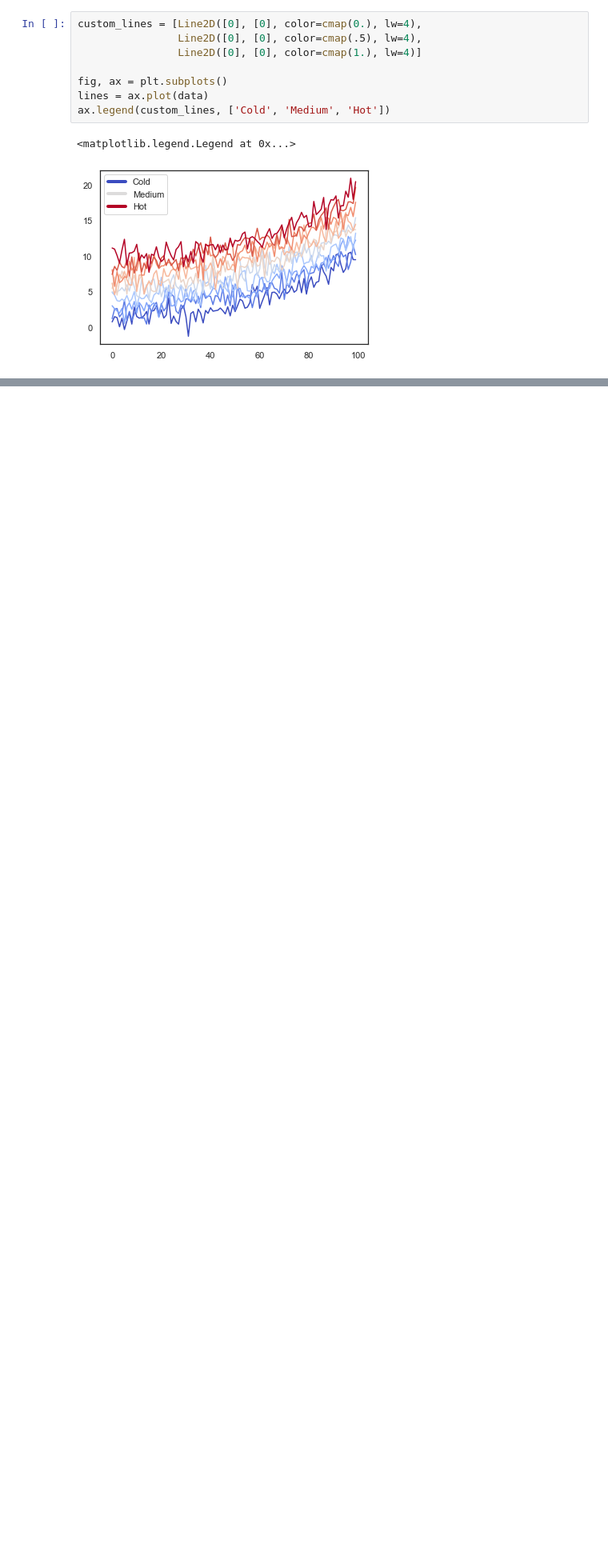
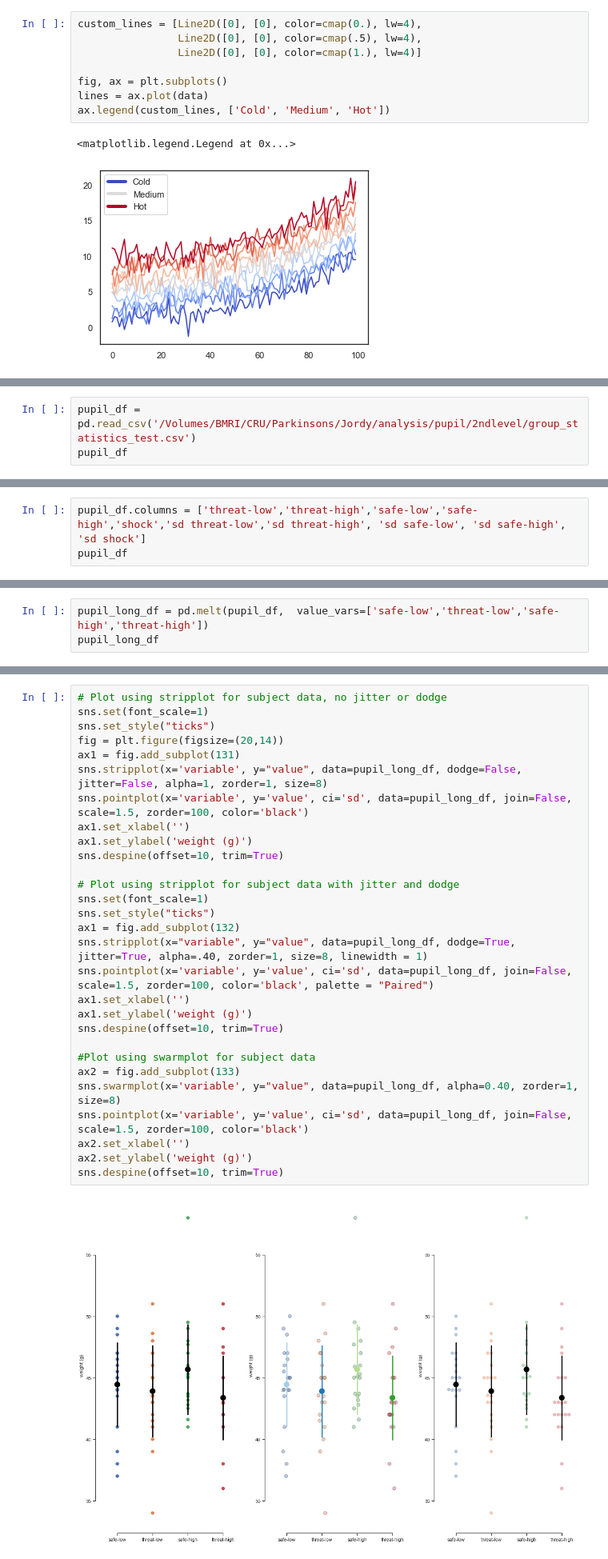
Before and after one commit to jorvlan/scripts, a Jupyter notebook: Python/Elaborate plotting in Python.ipynb, the cells around one changed output, grey strips where cells are left out. Shown at 80% size. Cells and saved outputs as stored; diff of their text form; blank space fills up the shorter version.

```diff
--- a/Python/Elaborate plotting in Python.ipynb
+++ b/Python/Elaborate plotting in Python.ipynb
@@ -450,0 +483,3 @@ ax.legend(custom_lines, ['Cold', 'Medium', 'Hot'])
+# %%
+pupil_df = pd.read_csv('/Volumes/BMRI/CRU/Parkinsons/Jordy/analysis/pupil/2ndlevel/group_statistics_test.csv')
+pupil_df
@@ -450,0 +504,3 @@ ax.legend(custom_lines, ['Cold', 'Medium', 'Hot'])
+# %%
+pupil_df.columns = ['threat-low','threat-high','safe-low','safe-high','shock','sd threat-low','sd threat-high', 'sd safe-low', 'sd safe-high', 'sd shock']
+pupil_df
@@ -450,0 +525,3 @@ ax.legend(custom_lines, ['Cold', 'Medium', 'Hot'])
+# %%
+pupil_long_df = pd.melt(pupil_df,  value_vars=['safe-low','threat-low','safe-high','threat-high'])
+pupil_long_df
@@ -450,0 +547,31 @@ ax.legend(custom_lines, ['Cold', 'Medium', 'Hot'])
+# %%
+# Plot using stripplot for subject data, no jitter or dodge
+sns.set(font_scale=1)
+sns.set_style("ticks")
+fig = plt.figure(figsize=(20,14))
+ax1 = fig.add_subplot(131)
+sns.stripplot(x='variable', y="value", data=pupil_long_df, dodge=False, jitter=False, alpha=1, zorder=1, size=8)
+sns.pointplot(x='variable', y='value', ci='sd', data=pupil_long_df, join=False, scale=1.5, zorder=100, color='black')
+ax1.set_xlabel('')
+ax1.set_ylabel('weight (g)')
+sns.despine(offset=10, trim=True)
+
+# Plot using stripplot for subject data with jitter and dodge
+sns.set(font_scale=1)
+sns.set_style("ticks")
+ax1 = fig.add_subplot(132)
+sns.stripplot(x="variable", y="value", data=pupil_long_df, dodge=True, jitter=True, alpha=.40, zorder=1, size=8, linewidth = 1)
+sns.pointplot(x='variable', y='value', ci='sd', data=pupil_long_df, join=False, scale=1.5, zorder=100, color='black', palette = "Paired")
+ax1.set_xlabel('')
+ax1.set_ylabel('weight (g)')
+sns.despine(offset=10, trim=True)
+
+#Plot using swarmplot for subject data
+ax2 = fig.add_subplot(133)
+sns.swarmplot(x='variable', y="value", data=pupil_long_df, alpha=0.40, zorder=1, size=8)
+sns.pointplot(x='variable', y='value', ci='sd', data=pupil_long_df, join=False, scale=1.5, zorder=100, color='black')
+ax2.set_xlabel('')
+ax2.set_ylabel('weight (g)')
+sns.despine(offset=10, trim=True)
+# %% [output]
+[figure, added]
```
Also changed, not shown: parts of 9 cells of this notebook, 1 other file.
